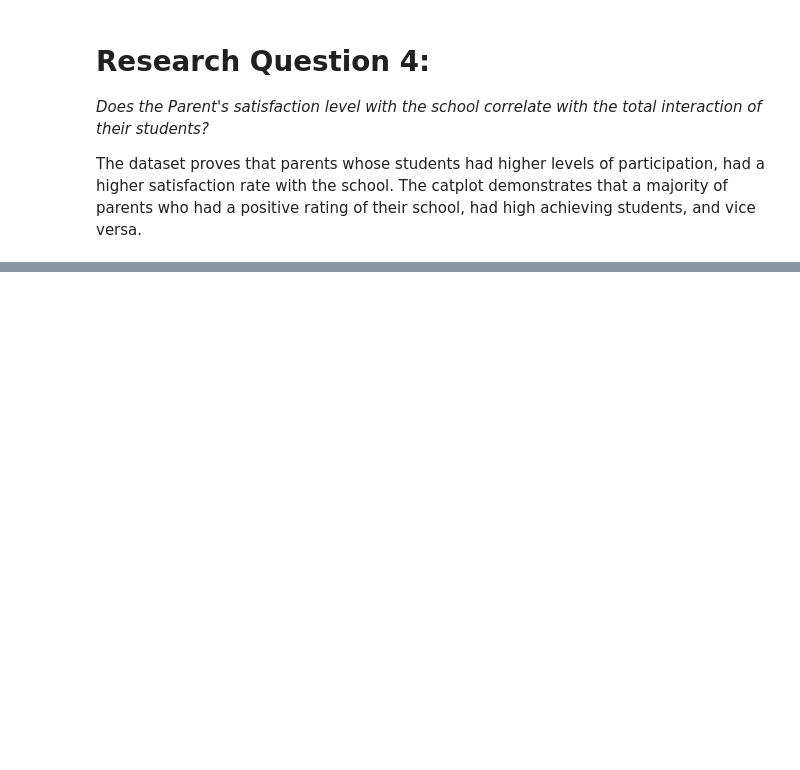
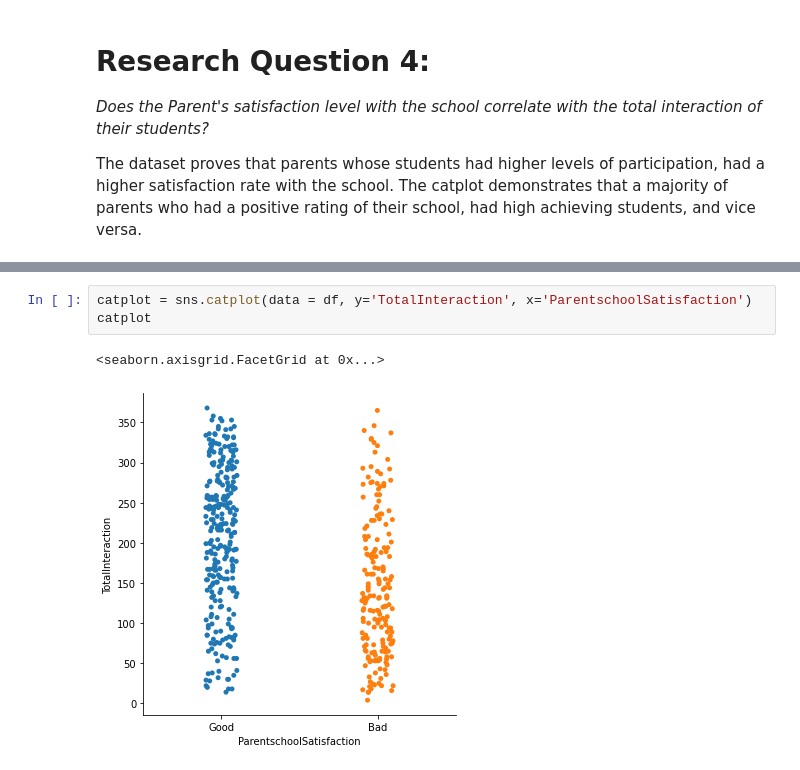
Before and after one commit to data301-2020-winter1/course-project-group_6014, a Jupyter notebook: analysis/submitted_analysis/Milestone2.ipynb, the cells around one changed output, grey strips where cells are left out. Drawn from its saved outputs; the diff is of its cells as text; blank space fills up the shorter version.

```diff
--- a/analysis/submitted_analysis/Milestone2.ipynb
+++ b/analysis/submitted_analysis/Milestone2.ipynb
@@ -81,0 +86,6 @@ The dataset proves that parents whose students had higher levels of  participati
+# %%
+catplot = sns.catplot(data = df, y='TotalInteraction', x='ParentschoolSatisfaction')
+catplot
+# %% [output]
+<seaborn.axisgrid.FacetGrid at 0x...>
+[figure, added]
```
Also changed, not shown: parts of 3 cells of this notebook, 1 other file.
